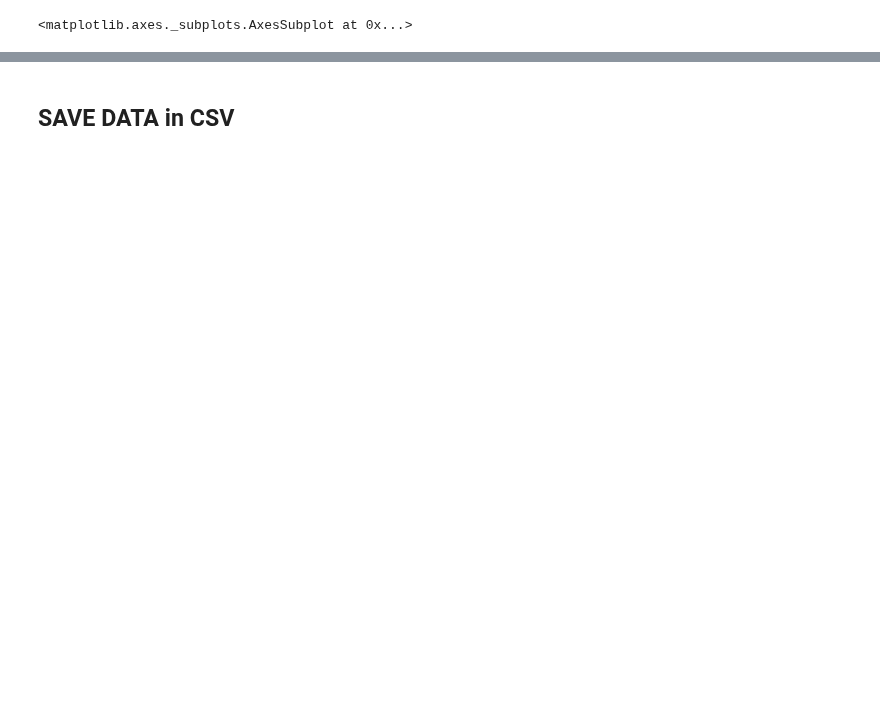
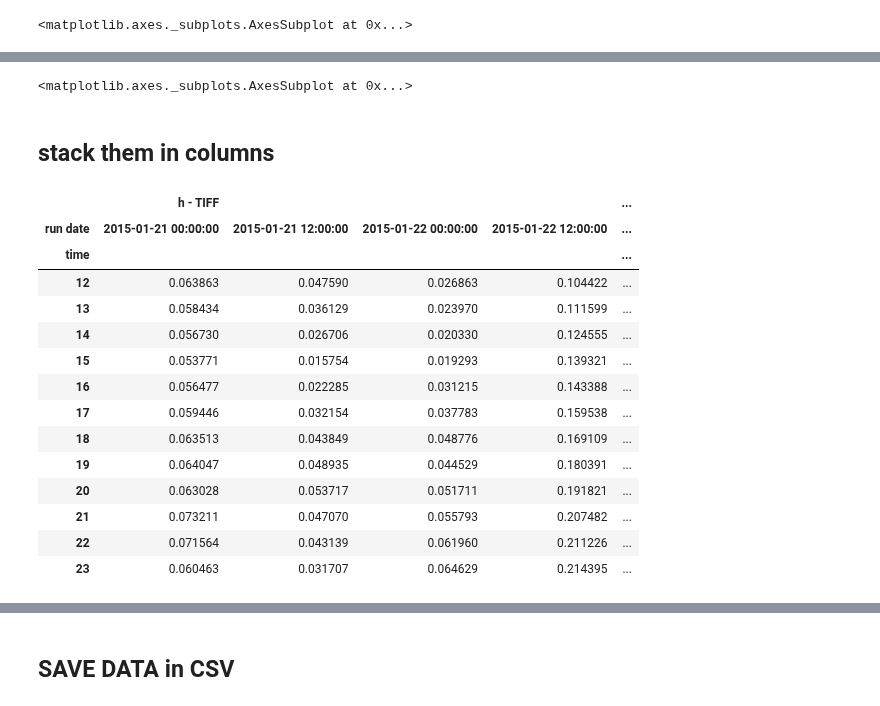
Before and after one commit to brey/pyPoseidon, a Jupyter notebook: Jupyter/Notebooks/Hyflux point data.ipynb, the cells around one changed output, grey strips where cells are left out. Saved outputs shown, nothing was run; the diff lists cells and outputs as text; code cells hidden in the pictures; blank space fills up the shorter version.

```diff
--- a/Jupyter/Notebooks/Hyflux point data.ipynb
+++ b/Jupyter/Notebooks/Hyflux point data.ipynb
@@ -318,0 +377,29 @@ res.unstack(level=0).plot(ax=ax1,color='red', linestyle='', marker='.',legend=Fa
+# %%
+# compare with original values
+res1.unstack(level=0).plot(ax=ax4,color='k', linestyle='', marker='x',legend=False)
+# %% [output]
+<matplotlib.axes._subplots.AxesSubplot at 0x...>
+# %% [markdown]
+## stack them in columns
+# %%
+s=fres.unstack('run date')
+# %%
+sr=s[12:23] # sort with forecast window
+# %%
+sr
+# %% [output]
+|  | h - TIFF |  |  |  | ... |
+| run date | 2015-01-21 00:00:00 | 2015-01-21 12:00:00 | 2015-01-22 00:00:00 | 2015-01-22 12:00:00 | ... |
+| time |  |  |  |  | ... |
+| 12 | 0.063863 | 0.047590 | 0.026863 | 0.104422 | ... |
+| 13 | 0.058434 | 0.036129 | 0.023970 | 0.111599 | ... |
+| 14 | 0.056730 | 0.026706 | 0.020330 | 0.124555 | ... |
+| 15 | 0.053771 | 0.015754 | 0.019293 | 0.139321 | ... |
+| 16 | 0.056477 | 0.022285 | 0.031215 | 0.143388 | ... |
+| 17 | 0.059446 | 0.032154 | 0.037783 | 0.159538 | ... |
+| 18 | 0.063513 | 0.043849 | 0.048776 | 0.169109 | ... |
+| 19 | 0.064047 | 0.048935 | 0.044529 | 0.180391 | ... |
+| 20 | 0.063028 | 0.053717 | 0.051711 | 0.191821 | ... |
+| 21 | 0.073211 | 0.047070 | 0.055793 | 0.207482 | ... |
+| 22 | 0.071564 | 0.043139 | 0.061960 | 0.211226 | ... |
+| 23 | 0.060463 | 0.031707 | 0.064629 | 0.214395 | ... |
```
Also changed, not shown: parts of 46 cells of this notebook, 23 other files.
